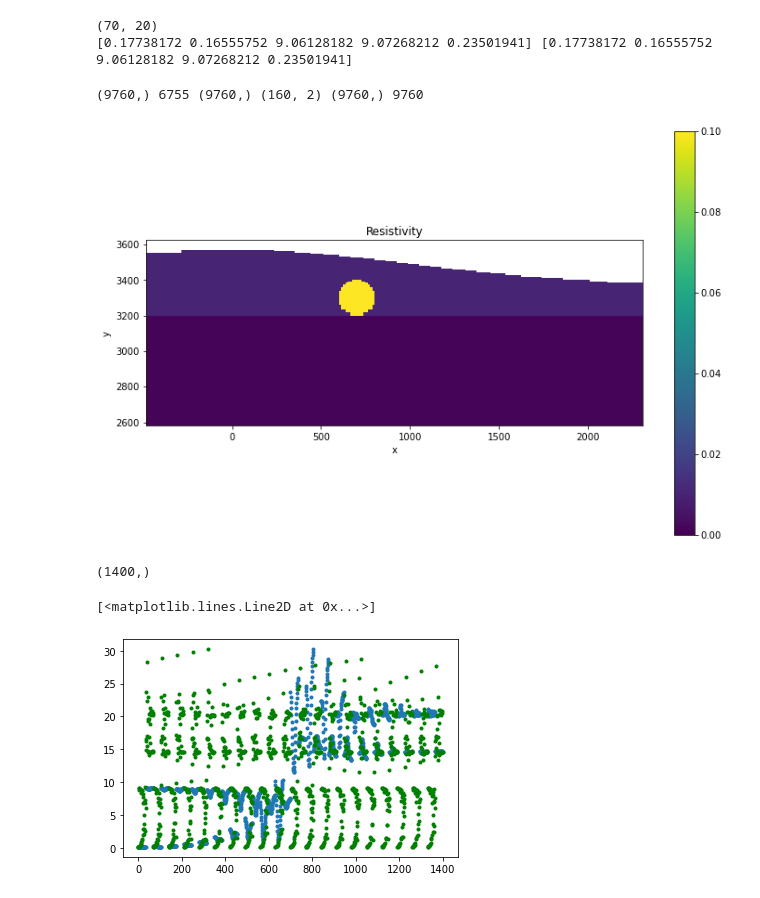
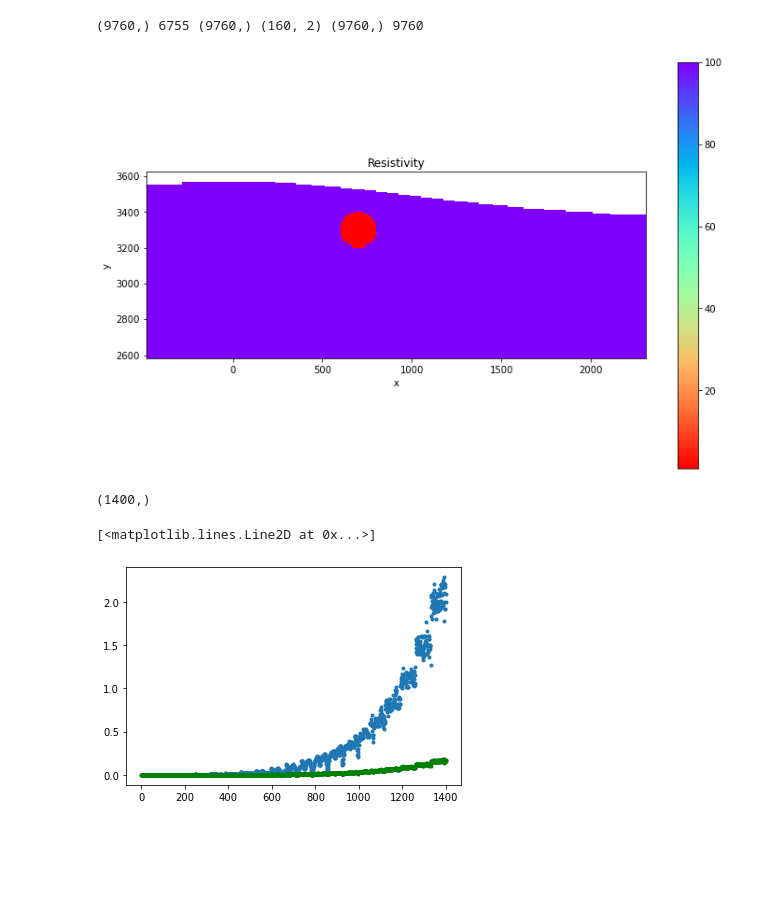
Before and after one commit to JKutt/transformers_segmentation, a Jupyter notebook: PGI/mt_h_topo_example.ipynb, the cells around one changed output. Cells and saved outputs as stored; diff of their text form; code cells hidden in the pictures; blank space fills up the shorter version.

```diff
--- a/PGI/mt_h_topo_example.ipynb
+++ b/PGI/mt_h_topo_example.ipynb
@@ -270,59 +307,56 @@ gmsh.finalize()
 # %%
-# assign error
-rs_error = np.reshape(data_obs, (rx_locs.shape[0] * 2, frequencies.shape[0]))
-print(rs_error.shape)
+# # assign error
+# rs_error = np.reshape(data_obs, (rx_locs.shape[0] * 2, frequencies.shape[0]))
+# print(rs_error.shape)
 
-# set some extended use variables
-num_sites = rx_locs.shape[0]
+# # set some extended use variables
+# num_sites = rx_locs.shape[0]
 
-eps = 5
+# eps = 5
 
-for ii in range(rs_error.shape[1]):
+# for ii in range(rs_error.shape[1]):
 
-#     eps = np.percentile(rs_error[:num_sites, ii], 10)
-    std_r = 0.1
-    std_i = 0.1
+# #     eps = np.percentile(rs_error[:num_sites, ii], 10)
+#     std_r = 0.1
+#     std_i = 0.1
 
-    rs_error[:num_sites, ii] = np.abs(rs_error[:num_sites, ii]) * std_r + eps
-    rs_error[num_sites:, ii] = np.abs(rs_error[num_sites:, ii]) * std_i + 10
+#     rs_error[:num_sites, ii] = np.abs(rs_error[:num_sites, ii]) * std_r + eps
+#     rs_error[num_sites:, ii] = np.abs(rs_error[num_sites:, ii]) * std_i + 10
 
-std = rs_error.flatten('F')
-print(std[:5], rs_error[:5, 0])
+# std = rs_error.flatten('F')
+# print(std[:5], rs_error[:5, 0])
-# %% [output]
-(70, 20)
-[0.17738172 0.16555752 9.06128182 9.07268212 0.23501941] [0.17738172 0.16555752 9.06128182 9.07268212 0.23501941]
 # %%
 # ==========================================================================================
 # Plot synthetic model
 
 fig, ax = plt.subplots(1, 1, figsize=(12, 8))
 mtrue = sigma  # np.ones(mesh.nC) * 1 / np.median(rho_app)                        # conductivity
 mtrue[~actinds] = np.nan
 clim = [0, 0.1]
 print(mtrue.shape, actinds.sum(), actinds.shape, topo.shape, sigma.shape, mesh.nC)
 
-dat = mesh.plotImage(((mtrue)), ax=ax, clim=clim, grid=False,
+dat = mesh.plot_image((1 / (mtrue)), ax=ax, grid=False,
 #                      gridOpts={'alpha': 0.2},
-                     pcolorOpts={"cmap": "viridis"}
+                     pcolorOpts={"cmap": "rainbow_r"}
                     )
 ax.set_title('Resistivity')
 cb = plt.colorbar(dat[0], ax=ax)
 # ax.set_xlim([-300, 4300])
 # ax.set_ylim([-400, 0])
 ax.set_aspect('equal')
 # ax.plot(
 #     survey_dc.electrode_locations[:, 0],
 #     survey_dc.electrode_locations[:, 1], 'k.'
 # )
 plt.show()
 
 # np.save('conductivity.npy', rho_est)
 # %% [output]
 (9760,) 6755 (9760,) (160, 2) (9760,) 9760
-[figure, old version]
+[figure, new version]
 # %%
-# eps = 1e-5
-# std = abs(data_obs * 0.08) + eps
+eps = 1e-5
+std = abs(data_obs * 0.08) + eps
 # plt.loglog(frequencies, data_obs[:20], '.')
 plt.plot(data_obs, '.')
 print(data_obs.shape)
@@ -330,5 +364,5 @@ plt.plot(std, '.g')
 # %% [output]
 (1400,)
 [<matplotlib.lines.Line2D at 0x...>]
-[figure, old version]
+[figure, new version]
 # %%
```
Also changed, not shown: parts of 6 cells of this notebook, 1 other file.
